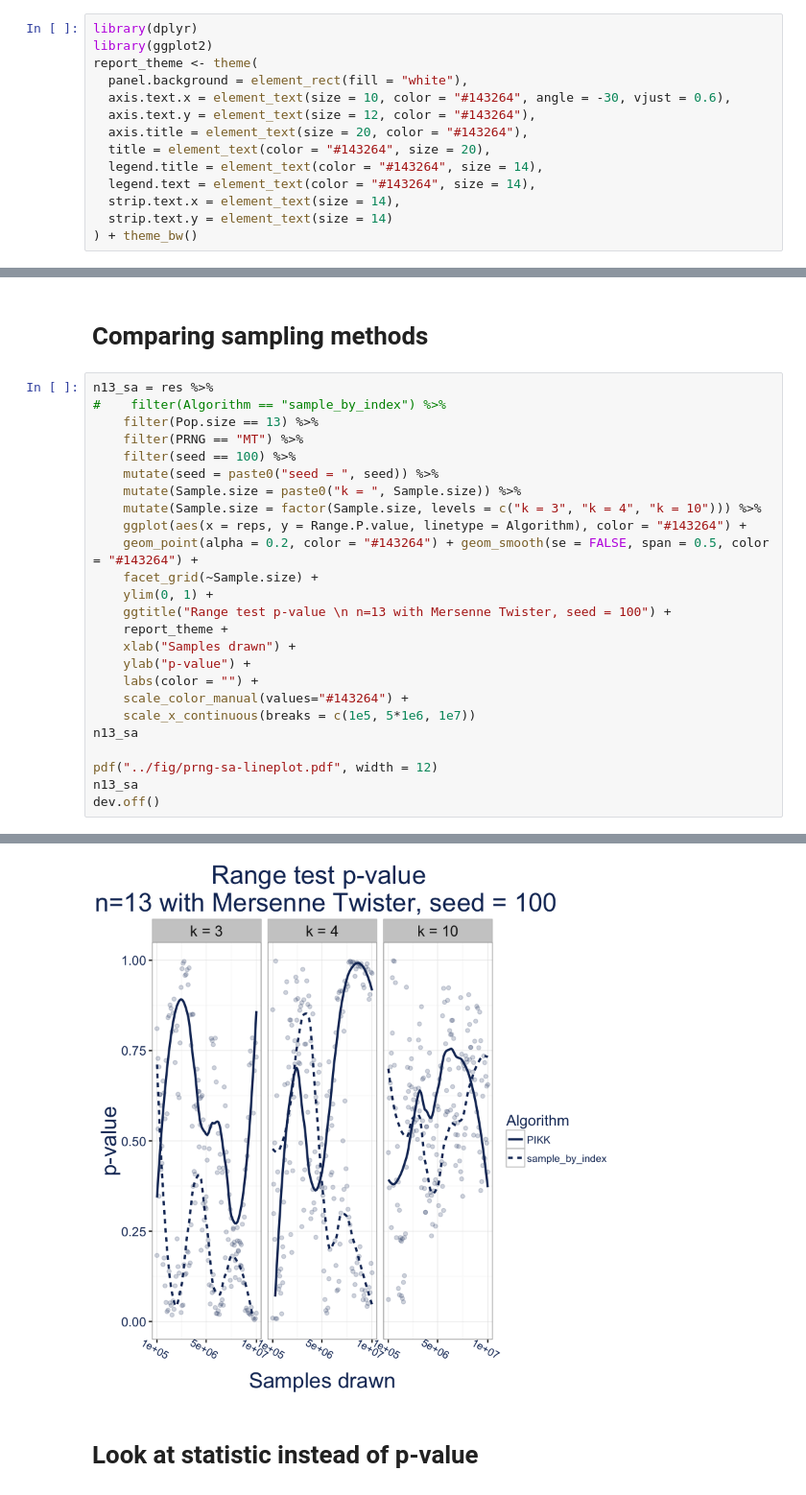
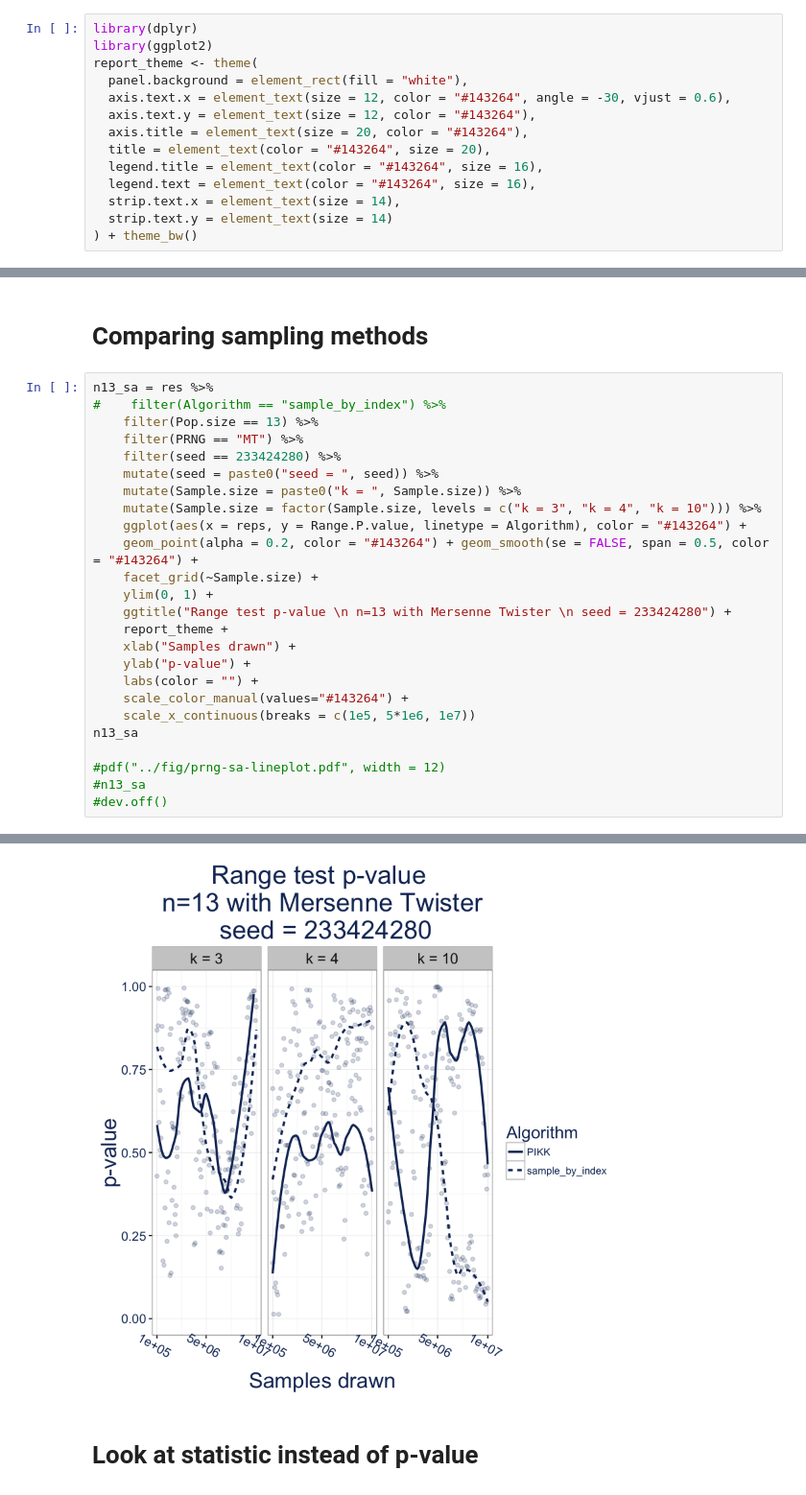
Before and after one commit to kellieotto/prng-slides, a Jupyter notebook: code/freq-sim-results.ipynb, the cells around one changed output, grey strips where cells are left out. Shown at 96% size. Drawn from its saved outputs; the diff is of its cells as text.

Commit message:
Update MT sampling algo comparison plot

```diff
--- a/code/freq-sim-results.ipynb
+++ b/code/freq-sim-results.ipynb
@@ -3,12 +3,12 @@ library(dplyr)
 library(ggplot2)
 report_theme <- theme(
   panel.background = element_rect(fill = "white"),
-  axis.text.x = element_text(size = 10, color = "#143264", angle = -30, vjust = 0.6),
+  axis.text.x = element_text(size = 12, color = "#143264", angle = -30, vjust = 0.6),
   axis.text.y = element_text(size = 12, color = "#143264"),
   axis.title = element_text(size = 20, color = "#143264"),
   title = element_text(color = "#143264", size = 20),
-  legend.title = element_text(color = "#143264", size = 14),
-  legend.text = element_text(color = "#143264", size = 14),
+  legend.title = element_text(color = "#143264", size = 16),
+  legend.text = element_text(color = "#143264", size = 16),
   strip.text.x = element_text(size = 14),
   strip.text.y = element_text(size = 14)
 ) + theme_bw()
@@ -206,7 +196,7 @@ n13_sa = res %>%
 #    filter(Algorithm == "sample_by_index") %>%
     filter(Pop.size == 13) %>%
     filter(PRNG == "MT") %>%
-    filter(seed == 100) %>%
+    filter(seed == 233424280) %>%
     mutate(seed = paste0("seed = ", seed)) %>%
     mutate(Sample.size = paste0("k = ", Sample.size)) %>%
     mutate(Sample.size = factor(Sample.size, levels = c("k = 3", "k = 4", "k = 10"))) %>%
@@ -214,7 +204,7 @@ n13_sa = res %>%
     geom_point(alpha = 0.2, color = "#143264") + geom_smooth(se = FALSE, span = 0.5, color = "#143264") +
     facet_grid(~Sample.size) +
     ylim(0, 1) +
-    ggtitle("Range test p-value \n n=13 with Mersenne Twister, seed = 100") +
+    ggtitle("Range test p-value \n n=13 with Mersenne Twister \n seed = 233424280") +
     report_theme +
     xlab("Samples drawn") +
     ylab("p-value") +
@@ -223,8 +213,8 @@ n13_sa = res %>%
     scale_x_continuous(breaks = c(1e5, 5*1e6, 1e7))
 n13_sa
 
-pdf("../fig/prng-sa-lineplot.pdf", width = 12)
-n13_sa
-dev.off()
+#pdf("../fig/prng-sa-lineplot.pdf", width = 12)
+#n13_sa
+#dev.off()
 # %% [output]
 Warning message:
@@ -235,4 +222,4 @@ pdf
-[figure, old version]
+[figure, new version]
 # %% [markdown]
 # Look at statistic instead of p-value
 # %%
```
Also changed, not shown: parts of 2 cells of this notebook, 3 other files.
